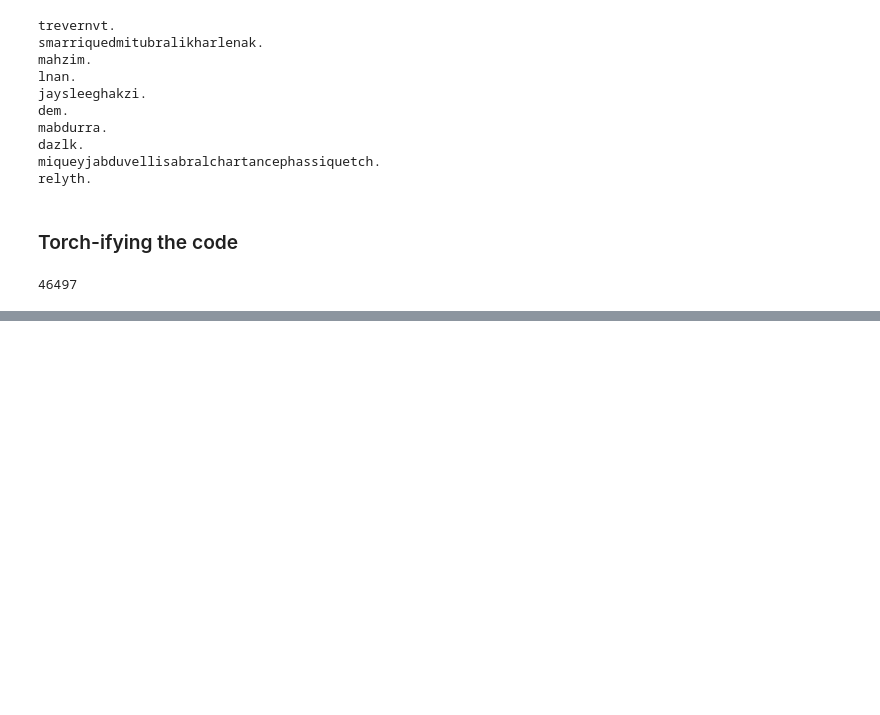
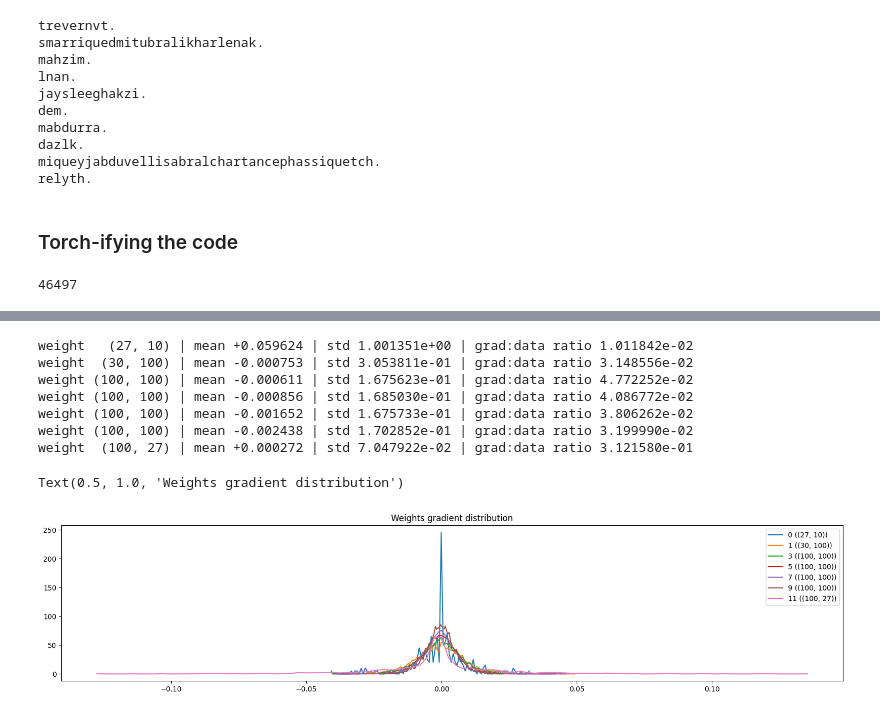
Before and after one commit to kevin-v96/makemore, a Jupyter notebook: makemore_mlp_extended.ipynb, the cells around one changed output, grey strips where cells are left out. Saved outputs shown, nothing was run; the diff lists cells and outputs as text; code cells hidden in the pictures; blank space fills up the shorter version.

```diff
--- a/makemore_mlp_extended.ipynb
+++ b/makemore_mlp_extended.ipynb
@@ -485,0 +531,23 @@ for i in range(max_steps):
+# %%
+#visualize histograms
+plt.figure(figsize=(20,4))
+legends = []
+for i, p in enumerate(parameters):
+    t = p.grad
+    if p.ndim == 2: #only consider weights
+        print('weight %10s | mean %+f | std %e | grad:data ratio %e' % (tuple(p.shape), p.mean(), p.std(), t.std() / p.std()))
+        hy, hx = torch.histogram(t, density=True)
+        plt.plot(hx[:-1].detach(), hy.detach())
+        legends.append(f'{i} ({tuple(p.shape)})')
+plt.legend(legends)
+plt.title('Weights gradient distribution')
+# %% [output]
+weight   (27, 10) | mean +0.059624 | std 1.001351e+00 | grad:data ratio 1.011842e-02
+weight  (30, 100) | mean -0.000753 | std 3.053811e-01 | grad:data ratio 3.148556e-02
+weight (100, 100) | mean -0.000611 | std 1.675623e-01 | grad:data ratio 4.772252e-02
+weight (100, 100) | mean -0.000856 | std 1.685030e-01 | grad:data ratio 4.086772e-02
+weight (100, 100) | mean -0.001652 | std 1.675733e-01 | grad:data ratio 3.806262e-02
+weight (100, 100) | mean -0.002438 | std 1.702852e-01 | grad:data ratio 3.199990e-02
+weight  (100, 27) | mean +0.000272 | std 7.047922e-02 | grad:data ratio 3.121580e-01
+Text(0.5, 1.0, 'Weights gradient distribution')
+[figure, added]
```
Also changed, not shown: parts of 6 cells of this notebook.
